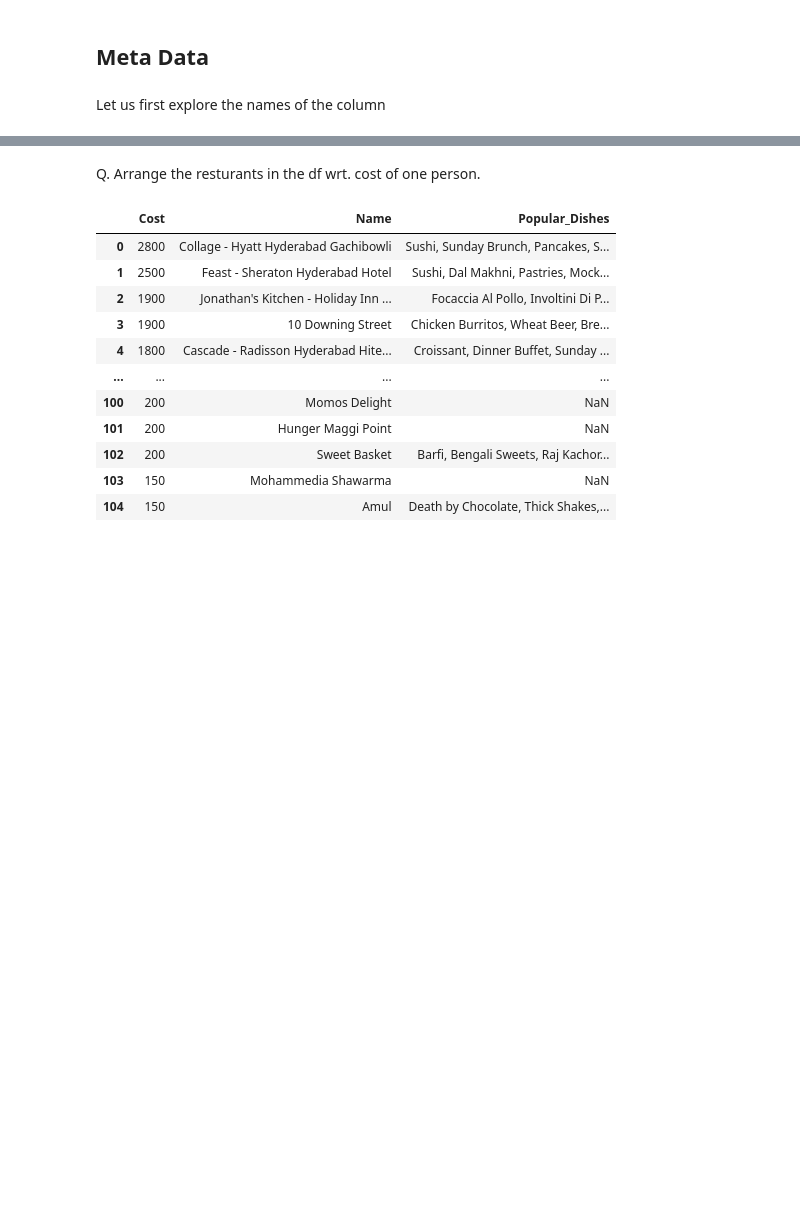
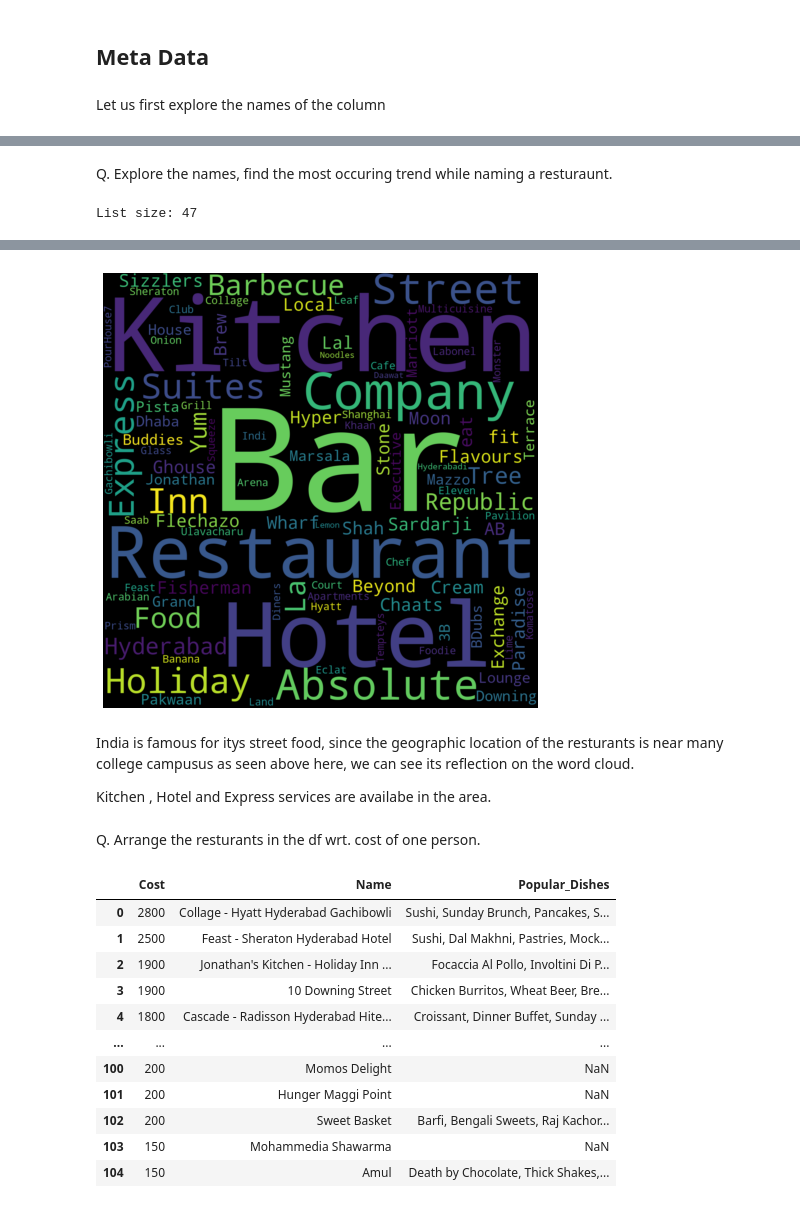
Before and after one commit to NaithaniAR/CapstoneProject-MLClustering, a Jupyter notebook: ZOMATO_RESTAURANT_CLUSTERING_AND_SENTIMENT_ANALYSIS.ipynb, the cells around one changed output, grey strips where cells are left out. Drawn from its saved outputs; the diff is of its cells as text; code cells hidden in the pictures; blank space fills up the shorter version.

```diff
--- a/ZOMATO_RESTAURANT_CLUSTERING_AND_SENTIMENT_ANALYSIS.ipynb
+++ b/ZOMATO_RESTAURANT_CLUSTERING_AND_SENTIMENT_ANALYSIS.ipynb
@@ -351,0 +416,16 @@ meta_df = meta_df.drop(['Unnamed: 0'], axis =1)
+# %% [markdown]
+Q. Explore the names, find the most occuring trend while  naming
+ a resturaunt.
+# %%
+'''
+Converting list of stings, list of lists into a more workable format. Ref defined function for more working.
+'''
+
+a,b=Row_lis2(meta_df,'Name')
+
+'''
+Printing Word cloud for names of the resturaunt
+'''
+cld(b)
+# %% [output]
+List size: 47
@@ -352,3 +433,8 @@ meta_df = meta_df.drop(['Unnamed: 0'], axis =1)
+[figure, added]
+# %% [markdown]
+India is famous for itys street food, since the geographic location of the resturants is near many college campusus as seen above here, we can see its reflection on the word cloud.
+
+Kitchen , Hotel and Express services are availabe in the area.
 # %% [markdown]
 Q. Arrange the resturants in the df wrt. cost of one person.
 # %%
```
Also changed, not shown: parts of 114 cells of this notebook.
